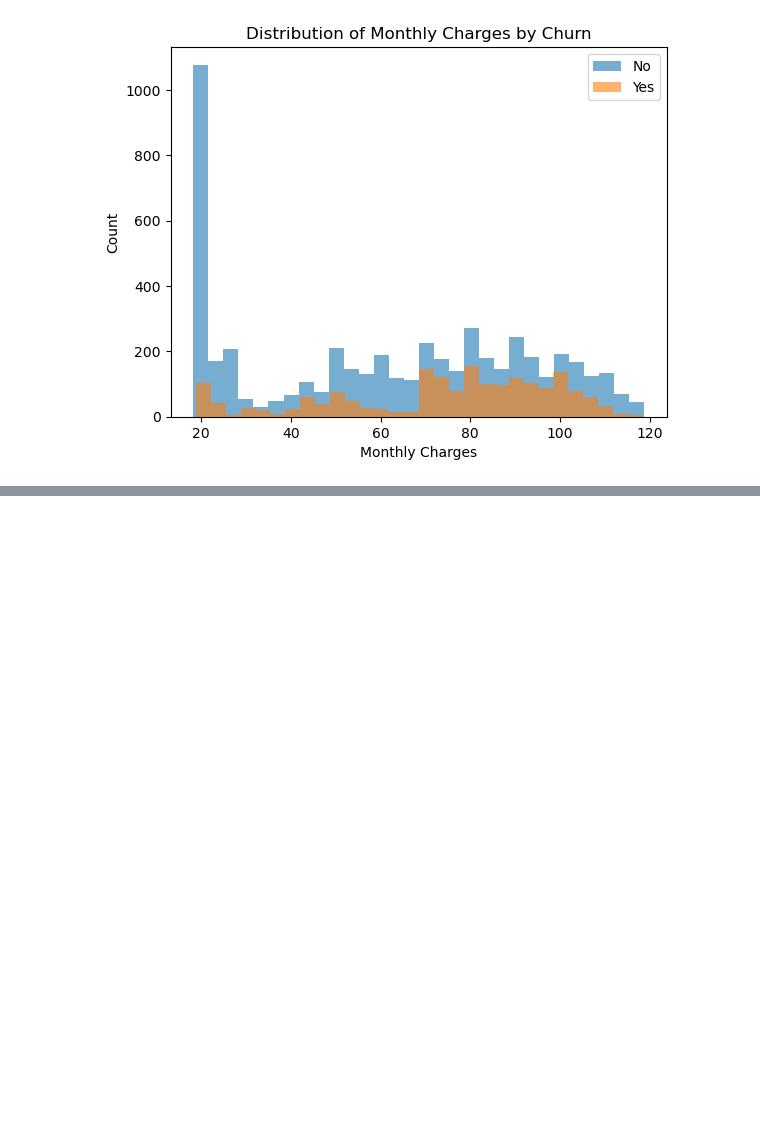
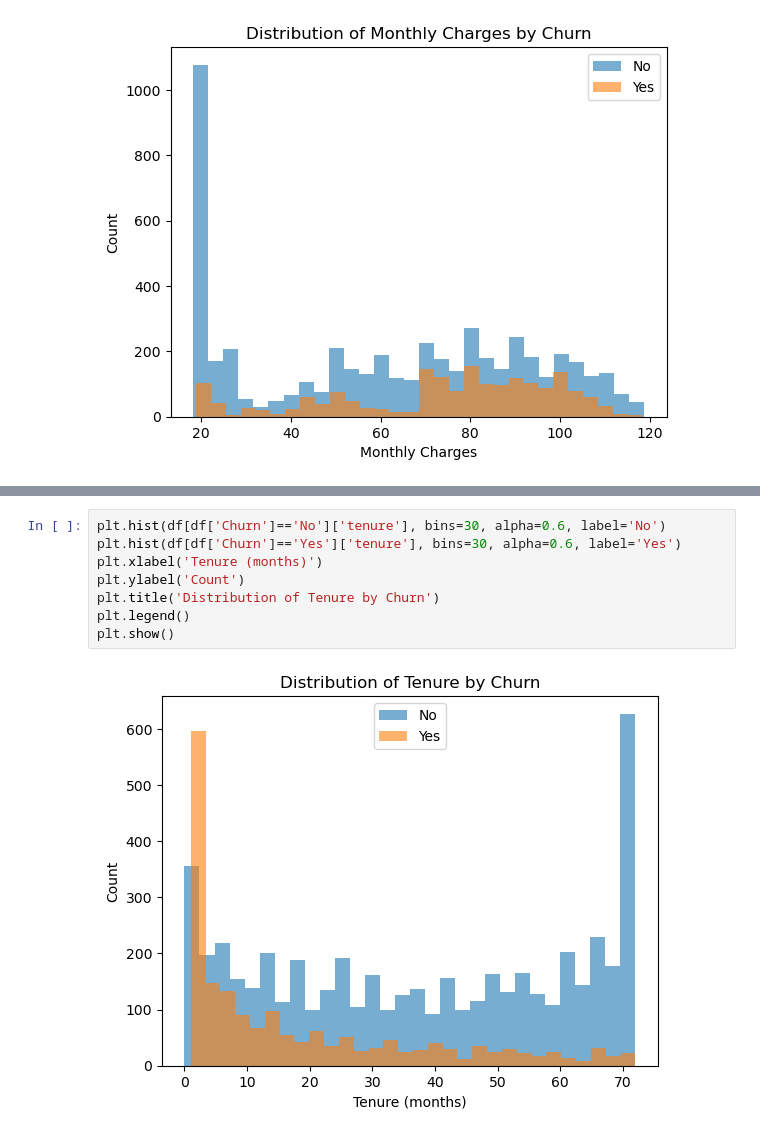
Before and after one commit to imyoonaheo/hipython, a Jupyter notebook: 45.데이터분석보고서.ipynb, the cells around one changed output, grey strips where cells are left out. Cells and saved outputs as stored; diff of their text form; blank space fills up the shorter version.

```diff
--- a/45.데이터분석보고서.ipynb
+++ b/45.데이터분석보고서.ipynb
@@ -373,0 +393,10 @@ plt.show()
+# %%
+plt.hist(df[df['Churn']=='No']['tenure'], bins=30, alpha=0.6, label='No')
+plt.hist(df[df['Churn']=='Yes']['tenure'], bins=30, alpha=0.6, label='Yes')
+plt.xlabel('Tenure (months)')
+plt.ylabel('Count')
+plt.title('Distribution of Tenure by Churn')
+plt.legend()
+plt.show()
+# %% [output]
+[figure, added]
```
Also changed, not shown: parts of 15 cells of this notebook, 1 other file.
